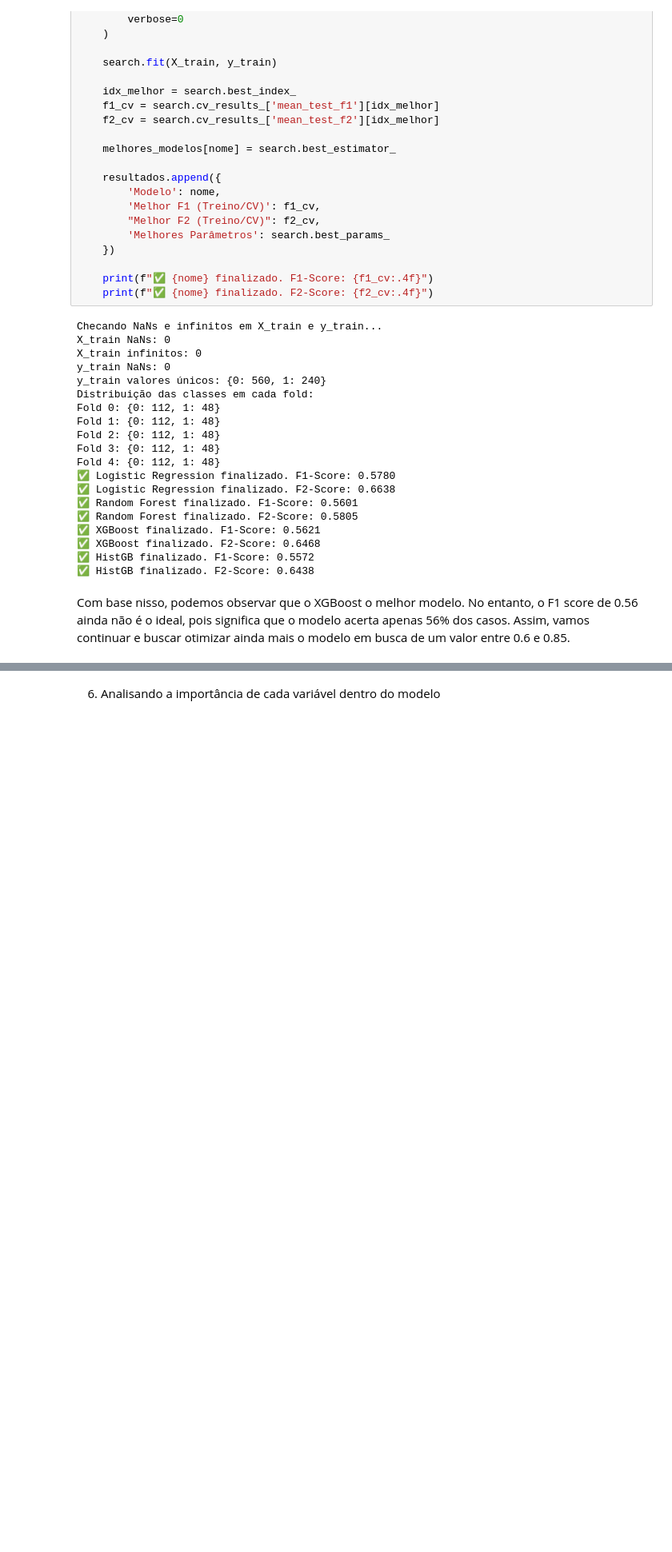
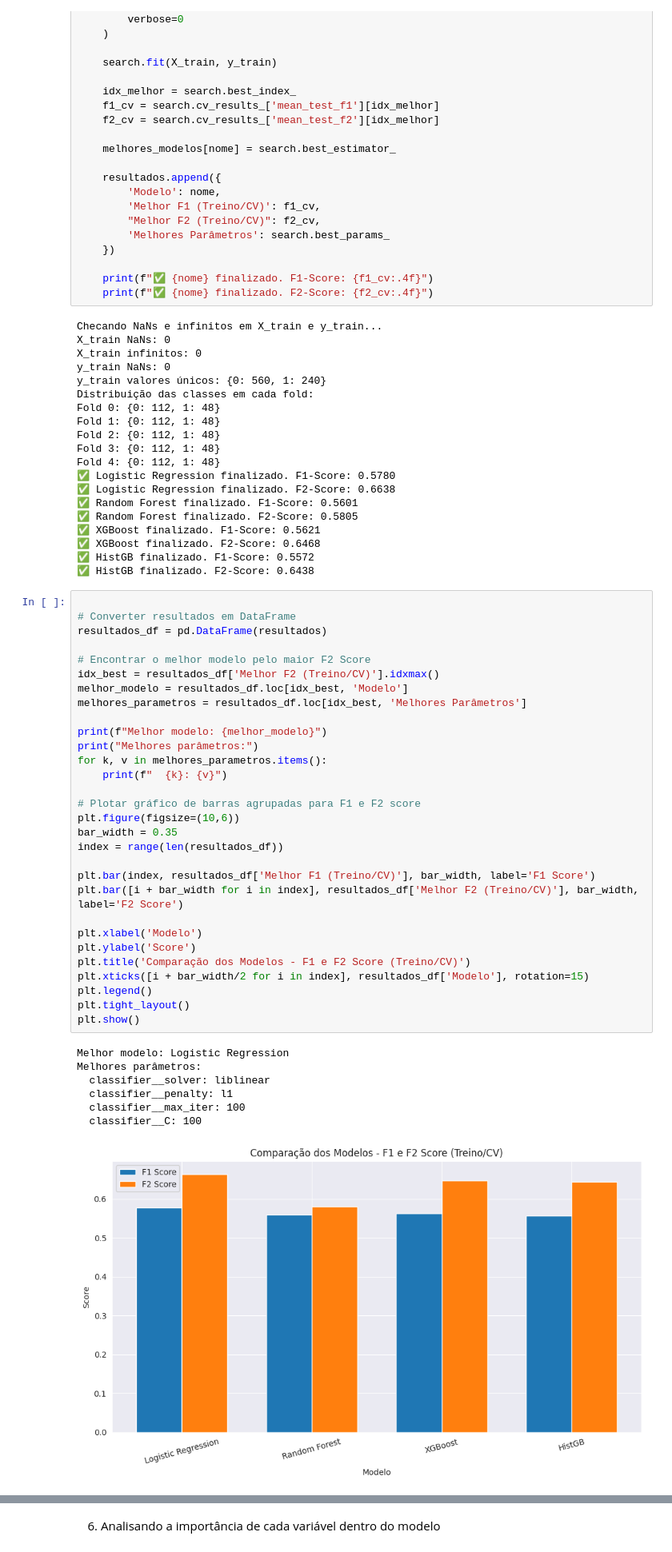
Before and after one commit to henriqueluza/Credit-Analysis-Model, a Jupyter notebook: notebooks/03.2_machine_learning.ipynb, the cells around one changed output, grey strips where cells are left out. Shown at 80% size. Drawn from its saved outputs; the diff is of its cells as text; blank space fills up the shorter version.

```diff
--- a/notebooks/03.2_machine_learning.ipynb
+++ b/notebooks/03.2_machine_learning.ipynb
@@ -364,5 +369,41 @@ Fold 4: {0: 112, 1: 48}
 ✅ XGBoost finalizado. F2-Score: 0.6468
 ✅ HistGB finalizado. F1-Score: 0.5572
 ✅ HistGB finalizado. F2-Score: 0.6438
-# %% [markdown]
-Com base nisso, podemos observar que o XGBoost o melhor modelo. No entanto, o F1 score de 0.56 ainda não é o ideal, pois significa que o modelo acerta apenas 56% dos casos. Assim, vamos continuar e buscar otimizar ainda mais o modelo em busca de um valor entre 0.6 e 0.85.
+# %%
+
+# Converter resultados em DataFrame
+resultados_df = pd.DataFrame(resultados)
+
+# Encontrar o melhor modelo pelo maior F2 Score
+idx_best = resultados_df['Melhor F2 (Treino/CV)'].idxmax()
+melhor_modelo = resultados_df.loc[idx_best, 'Modelo']
+melhores_parametros = resultados_df.loc[idx_best, 'Melhores Parâmetros']
+
+print(f"Melhor modelo: {melhor_modelo}")
+print("Melhores parâmetros:")
+for k, v in melhores_parametros.items():
+    print(f"  {k}: {v}")
+
+# Plotar gráfico de barras agrupadas para F1 e F2 score
+plt.figure(figsize=(10,6))
+bar_width = 0.35
+index = range(len(resultados_df))
+
+plt.bar(index, resultados_df['Melhor F1 (Treino/CV)'], bar_width, label='F1 Score')
+plt.bar([i + bar_width for i in index], resultados_df['Melhor F2 (Treino/CV)'], bar_width, label='F2 Score')
+
+plt.xlabel('Modelo')
+plt.ylabel('Score')
+plt.title('Comparação dos Modelos - F1 e F2 Score (Treino/CV)')
+plt.xticks([i + bar_width/2 for i in index], resultados_df['Modelo'], rotation=15)
+plt.legend()
+plt.tight_layout()
+plt.show()
+# %% [output]
+Melhor modelo: Logistic Regression
+Melhores parâmetros:
+  classifier__solver: liblinear
+  classifier__penalty: l1
+  classifier__max_iter: 100
+  classifier__C: 100
+[figure, added]
```
Also changed, not shown: parts of 12 cells of this notebook.
